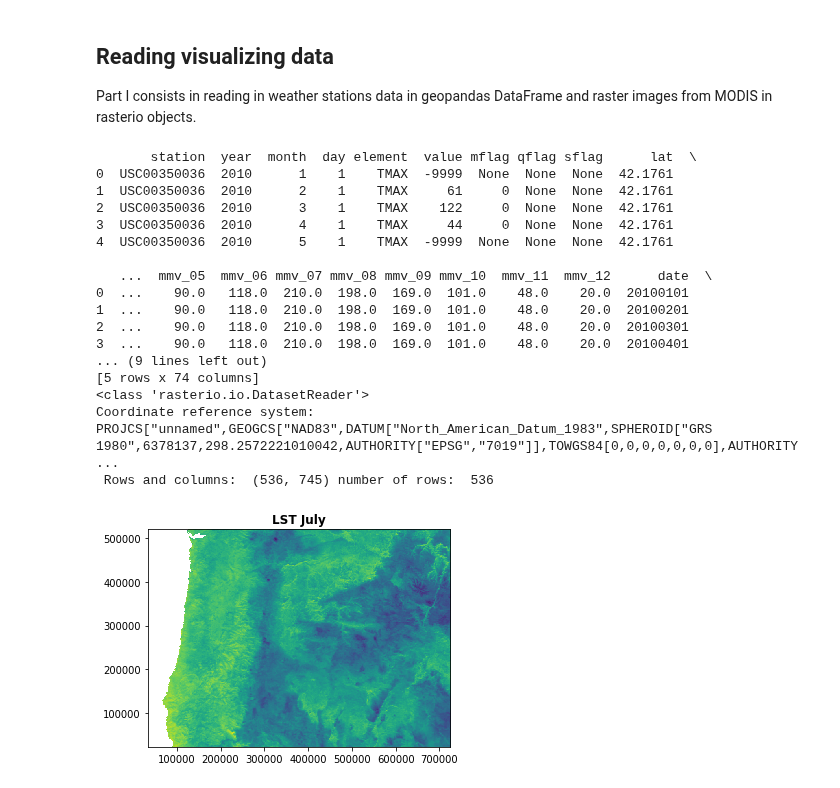
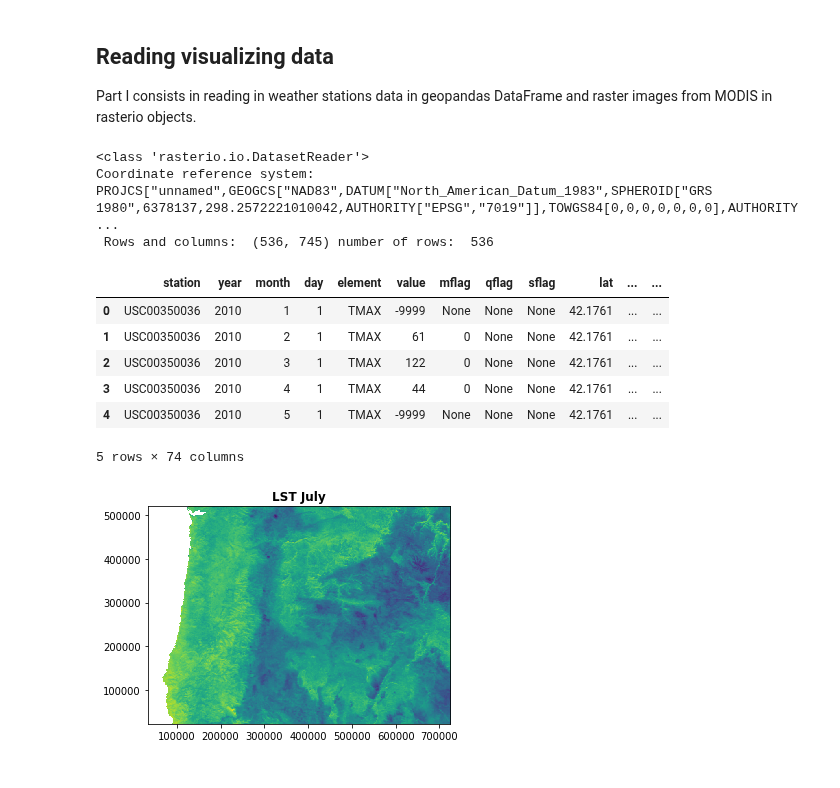
Before and after one commit to bparment1/workshops_courses_spatial_analyses, a Jupyter notebook: regression_temperature.ipynb, the cells around one changed output. Saved outputs shown, nothing was run; the diff lists cells and outputs as text; code cells hidden in the pictures.

Commit message:
changes to extraction of LST from station loc and data processing

```diff
--- a/regression_temperature.ipynb
+++ b/regression_temperature.ipynb
@@ -181,36 +182,28 @@ Part I consists in reading in weather stations data in geopandas DataFrame and r
 # %%
 ###########################################
 ### PART I: READ AND VISUALIZE DATA #######
 
 data_gpd = gpd.read_file(os.path.join(in_dir,ghcn_filename))
-
-print(data_gpd.head())
-
 ## Extracting information from raster using raster io object
 lst1 = rasterio.open(os.path.join(in_dir,infile_lst_month1))
 lst7 = rasterio.open(os.path.join(in_dir,infile_lst_month7))
 print(type(lst1))
 print("Coordinate reference system: ",lst1.crs )
 
 print(" Rows and columns: ", lst1.shape, "number of rows: ", lst1.height)
+
+data_gpd.head()
 # %% [output]
-       station  year  month  day element  value mflag qflag sflag      lat  \
-0  USC00350036  2010      1    1    TMAX  -9999  None  None  None  42.1761
-1  USC00350036  2010      2    1    TMAX     61     0  None  None  42.1761
-2  USC00350036  2010      3    1    TMAX    122     0  None  None  42.1761
-3  USC00350036  2010      4    1    TMAX     44     0  None  None  42.1761
-4  USC00350036  2010      5    1    TMAX  -9999  None  None  None  42.1761
-
-   ...  mmv_05  mmv_06 mmv_07 mmv_08 mmv_09 mmv_10  mmv_11  mmv_12      date  \
-0  ...    90.0   118.0  210.0  198.0  169.0  101.0    48.0    20.0  20100101
-1  ...    90.0   118.0  210.0  198.0  169.0  101.0    48.0    20.0  20100201
-2  ...    90.0   118.0  210.0  198.0  169.0  101.0    48.0    20.0  20100301
-3  ...    90.0   118.0  210.0  198.0  169.0  101.0    48.0    20.0  20100401
-... (9 lines left out)
-[5 rows x 74 columns]
 <class 'rasterio.io.DatasetReader'>
 Coordinate reference system:  PROJCS["unnamed",GEOGCS["NAD83",DATUM["North_American_Datum_1983",SPHEROID["GRS 1980",6378137,298.2572221010042,AUTHORITY["EPSG","7019"]],TOWGS84[0,0,0,0,0,0,0],AUTHORITY ...
  Rows and columns:  (536, 745) number of rows:  536
+|  | station | year | month | day | element | value | mflag | qflag | sflag | lat | ... | ... |
+| 0 | USC00350036 | 2010 | 1 | 1 | TMAX | -9999 | None | None | None | 42.1761 | ... | ... |
+| 1 | USC00350036 | 2010 | 2 | 1 | TMAX | 61 | 0 | None | None | 42.1761 | ... | ... |
+| 2 | USC00350036 | 2010 | 3 | 1 | TMAX | 122 | 0 | None | None | 42.1761 | ... | ... |
+| 3 | USC00350036 | 2010 | 4 | 1 | TMAX | 44 | 0 | None | None | 42.1761 | ... | ... |
+| 4 | USC00350036 | 2010 | 5 | 1 | TMAX | -9999 | None | None | None | 42.1761 | ... | ... |
+5 rows × 74 columns
 # %%
 #Generate quick visualization using rasterio object
 plot.show(lst1,title="LST July")
```
Also changed, not shown: parts of 9 cells of this notebook.
